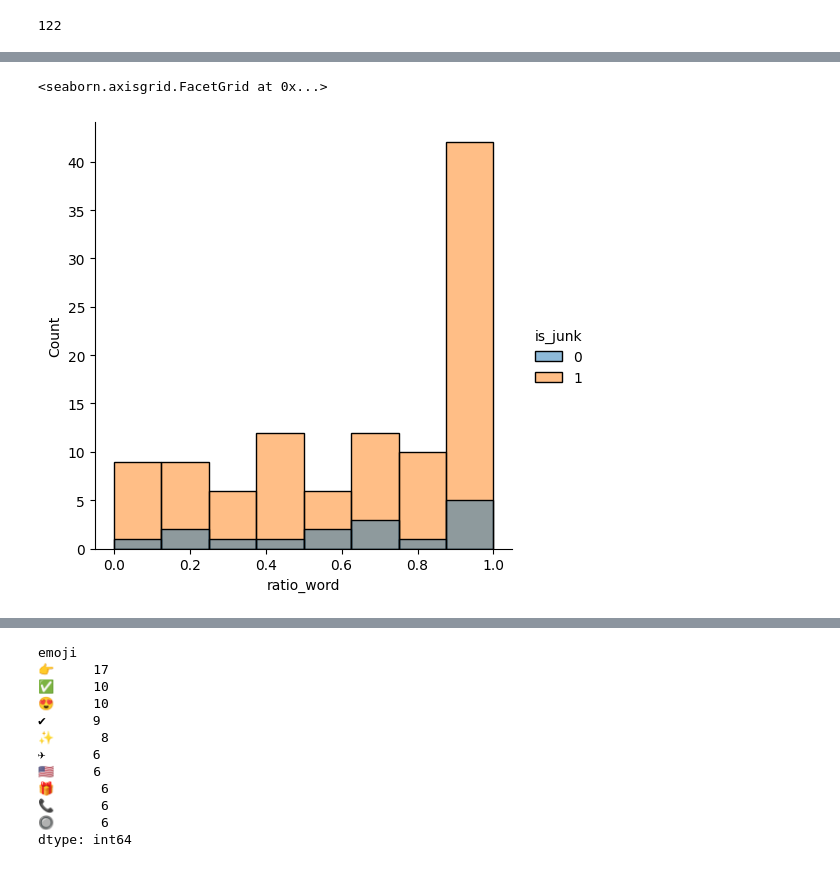
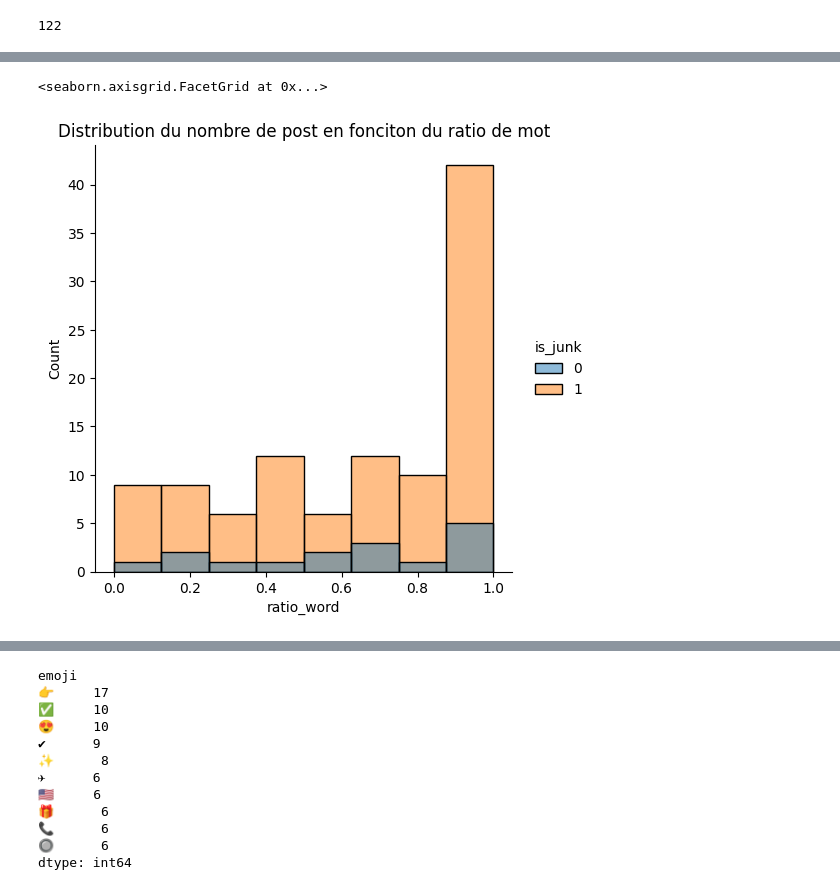
Before and after one commit to atekiouk/Sujet_2, a Jupyter notebook: Notebooks/Chanel_preproc.ipynb, the cells around one changed output, grey strips where cells are left out. Saved outputs shown, nothing was run; the diff lists cells and outputs as text; code cells hidden in the pictures.

```diff
--- a/Notebooks/Chanel_preproc.ipynb
+++ b/Notebooks/Chanel_preproc.ipynb
@@ -230,8 +250,9 @@ word_ratio(chanel_junk_valid_new)
 # %%
 import seaborn as sns
-sns.displot(chanel_junk_valid_new,
-            x="ratio_word",
-            hue="is_junk")
-# %% [output]
-<seaborn.axisgrid.FacetGrid at 0x...>
-[figure, removed]
+# %%
+sns.displot(chanel_junk_valid_new,
+            x="ratio_word",
+            hue="is_junk").set(title = 'Distribution du nombre de post en fonciton du ratio de mot')
+# %% [output]
+<seaborn.axisgrid.FacetGrid at 0x...>
+[figure, added]
```
Also changed, not shown: parts of 21 cells of this notebook, 2 other files.
